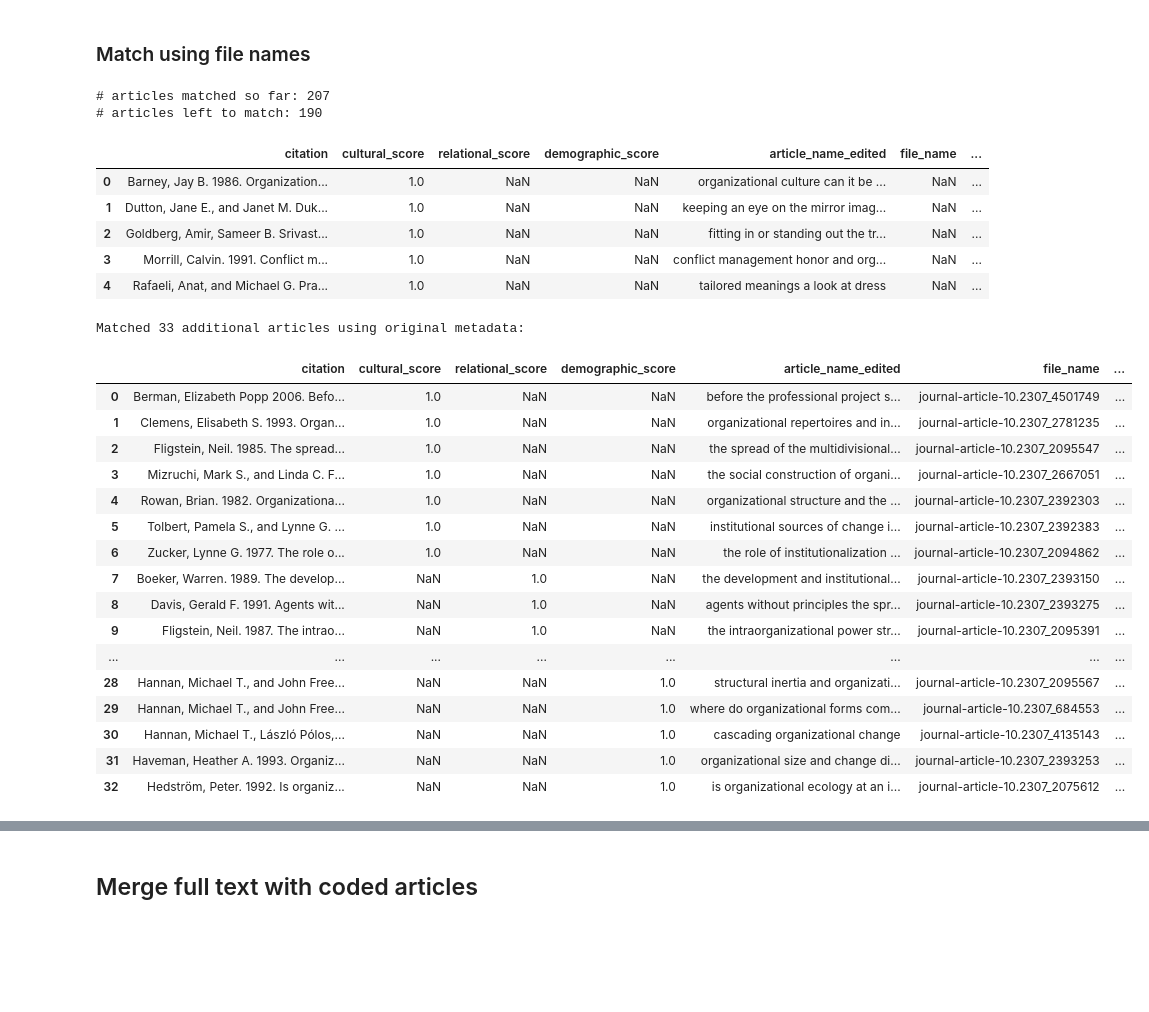
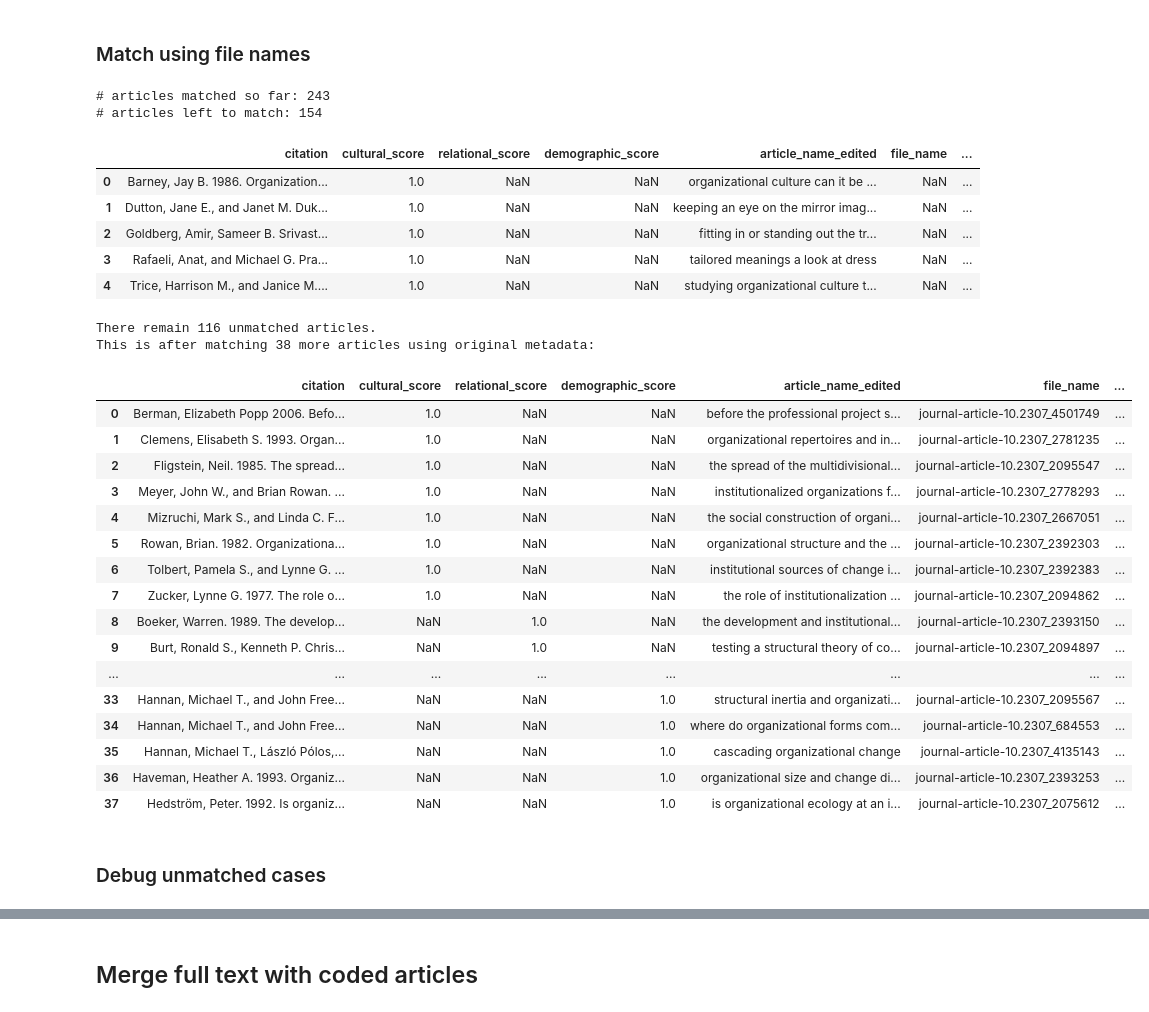
Before and after one commit to h2researchgroup/classification, a Jupyter notebook: preprocess/assemble_coded_articles.ipynb, the cells around one changed output, grey strips where cells are left out. Cells and saved outputs as stored; diff of their text form; code cells hidden in the pictures; blank space fills up the shorter version.

Commit message:
fixed typos in raw data -> 28+22+24 new yes cases

```diff
--- a/preprocess/assemble_coded_articles.ipynb
+++ b/preprocess/assemble_coded_articles.ipynb
@@ -115,6 +118,9 @@ df = pd.merge(df, df_counts, how='left', on='edited_filename') # counts
 # Filter to only full articles: >=1000 words (eliminates 69659 - 65372 = 4287 cases)
 #df = df[df['word_count'] >= 1000]
 
+# Eliminate empty rows
+df = df[df['article_name'].notnull()]
+
 # Show all columns in resulting DF
 print("All columns:\n", list(df))
 print()
@@ -213,8 +219,9 @@ def get_title(citation, is_title = False):
     '''
 
     title_pattern = r'(?<=\d{4}\.).*[\.\?\!].' # regex pattern for getting title
+    citation = citation.strip() # remove trailing white spaces
 
-    if not is_title:
+    if not is_title: # is citation format
         title = str(re.findall( # match to title pattern
             title_pattern, citation))[4:-4] # force to string (b/c weird output), slice to remove brackets and quotes
     else:
@@ -316,62 +332,67 @@ print("# articles left to match:", str(len(uncoded_h2)))
 
 uncoded_h2.head()
 # %% [output]
-# articles matched so far: 207
-# articles left to match: 190
+# articles matched so far: 243
+# articles left to match: 154
 |  | citation | cultural_score | relational_score | demographic_score | article_name_edited | file_name | ... |
 | 0 | Barney, Jay B. 1986. Organization... | 1.0 | NaN | NaN | organizational culture can it be ... | NaN | ... |
 | 1 | Dutton, Jane E., and Janet M. Duk... | 1.0 | NaN | NaN | keeping an eye on the mirror imag... | NaN | ... |
 | 2 | Goldberg, Amir, Sameer B. Srivast... | 1.0 | NaN | NaN | fitting in or standing out the tr... | NaN | ... |
-| 3 | Morrill, Calvin. 1991. Conflict m... | 1.0 | NaN | NaN | conflict management honor and org... | NaN | ... |
-| 4 | Rafaeli, Anat, and Michael G. Pra... | 1.0 | NaN | NaN | tailored meanings a look at dress | NaN | ... |
+| 3 | Rafaeli, Anat, and Michael G. Pra... | 1.0 | NaN | NaN | tailored meanings a look at dress | NaN | ... |
+| 4 | Trice, Harrison M., and Janice M.... | 1.0 | NaN | NaN | studying organizational culture t... | NaN | ... |
 # %%
 # For those not matched in final filtered data, try to match using original metadata
+df_meta = df_meta[df_meta['article_name'].notnull()] # eliminate cases with no name in metadata
 df_meta['article_name_edited'] = df_meta['article_name'].apply(
     lambda title: get_title(title, is_title = True)) # clean title in metadata
 
 # Filter to only those unmatched articles in metadata
 uncoded_meta = uncoded_h2[
     uncoded_h2['article_name_edited'].apply(
         lambda title: title in
         df_meta['article_name_edited'].tolist()) == True] # apply mask
 
-print(f"Matched {str(len(uncoded_meta))} additional articles using original metadata:") # show count of result
-
 # For consistency, remove from uncoded DF those that match with original meta data
 uncoded_h2 = uncoded_h2[
     uncoded_h2['article_name_edited'].apply(
         lambda title: title not in
         df_meta['article_name_edited'].tolist()) == True] # apply mask
+
+print(f"There remain {str(len(uncoded_h2))} unmatched articles.")
+print(f"This is after matching {str(len(uncoded_meta))} more articles using original metadata:") # show count of result
 
 # Drop empty columns, then merge in meta data
 uncoded_meta = uncoded_meta.drop(columns = ['file_name', 'edited_filename', 'article_name',
                                             'jstor_url', 'abstract', 'word_count', 'journal_title',
                                             'given_names', 'primary_subject', 'year', 'type'])
 uncoded_meta = pd.merge(uncoded_meta, df_meta,
                        how = 'left', on = 'article_name_edited') # merge in meta data
 uncoded_meta['file_name'] = uncoded_meta['edited_filename'].apply(lambda name: 'journal-article-' + name)
 uncoded_meta['word_count'] = np.NaN # add empty word count column
 uncoded_meta = uncoded_meta[list(coded_h2)] # align columns with other DF
 
 # look at unmatched cases that are in metadata
 # Should look identical to matched coded cases, makes merging easier
 uncoded_meta
 # %% [output]
-Matched 33 additional articles using original metadata:
+There remain 116 unmatched articles.
+This is after matching 38 more articles using original metadata:
 |  | citation | cultural_score | relational_score | demographic_score | article_name_edited | file_name | ... |
 | 0 | Berman, Elizabeth Popp 2006. Befo... | 1.0 | NaN | NaN | before the professional project s... | journal-article-10.2307_4501749 | ... |
 | 1 | Clemens, Elisabeth S. 1993. Organ... | 1.0 | NaN | NaN | organizational repertoires and in... | journal-article-10.2307_2781235 | ... |
 | 2 | Fligstein, Neil. 1985. The spread... | 1.0 | NaN | NaN | the spread of the multidivisional... | journal-article-10.2307_2095547 | ... |
-| 3 | Mizruchi, Mark S., and Linda C. F... | 1.0 | NaN | NaN | the social construction of organi... | journal-article-10.2307_2667051 | ... |
-| 4 | Rowan, Brian. 1982. Organizationa... | 1.0 | NaN | NaN | organizational structure and the ... | journal-article-10.2307_2392303 | ... |
-| 5 | Tolbert, Pamela S., and Lynne G. ... | 1.0 | NaN | NaN | institutional sources of change i... | journal-article-10.2307_2392383 | ... |
-| 6 | Zucker, Lynne G. 1977. The role o... | 1.0 | NaN | NaN | the role of institutionalization ... | journal-article-10.2307_2094862 | ... |
-| 7 | Boeker, Warren. 1989. The develop... | NaN | 1.0 | NaN | the development and institutional... | journal-article-10.2307_2393150 | ... |
-| 8 | Davis, Gerald F. 1991. Agents wit... | NaN | 1.0 | NaN | agents without principles the spr... | journal-article-10.2307_2393275 | ... |
-| 9 | Fligstein, Neil. 1987. The intrao... | NaN | 1.0 | NaN | the intraorganizational power str... | journal-article-10.2307_2095391 | ... |
+| 3 | Meyer, John W., and Brian Rowan. ... | 1.0 | NaN | NaN | institutionalized organizations f... | journal-article-10.2307_2778293 | ... |
+| 4 | Mizruchi, Mark S., and Linda C. F... | 1.0 | NaN | NaN | the social construction of organi... | journal-article-10.2307_2667051 | ... |
+| 5 | Rowan, Brian. 1982. Organizationa... | 1.0 | NaN | NaN | organizational structure and the ... | journal-article-10.2307_2392303 | ... |
+| 6 | Tolbert, Pamela S., and Lynne G. ... | 1.0 | NaN | NaN | institutional sources of change i... | journal-article-10.2307_2392383 | ... |
+| 7 | Zucker, Lynne G. 1977. The role o... | 1.0 | NaN | NaN | the role of institutionalization ... | journal-article-10.2307_2094862 | ... |
+| 8 | Boeker, Warren. 1989. The develop... | NaN | 1.0 | NaN | the development and institutional... | journal-article-10.2307_2393150 | ... |
+| 9 | Burt, Ronald S., Kenneth P. Chris... | NaN | 1.0 | NaN | testing a structural theory of co... | journal-article-10.2307_2094897 | ... |
 | ... | ... | ... | ... | ... | ... | ... | ... |
-| 28 | Hannan, Michael T., and John Free... | NaN | NaN | 1.0 | structural inertia and organizati... | journal-article-10.2307_2095567 | ... |
-| 29 | Hannan, Michael T., and John Free... | NaN | NaN | 1.0 | where do organizational forms com... | journal-article-10.2307_684553 | ... |
-| 30 | Hannan, Michael T., László Pólos,... | NaN | NaN | 1.0 | cascading organizational change | journal-article-10.2307_4135143 | ... |
-| 31 | Haveman, Heather A. 1993. Organiz... | NaN | NaN | 1.0 | organizational size and change di... | journal-article-10.2307_2393253 | ... |
-| 32 | Hedström, Peter. 1992. Is organiz... | NaN | NaN | 1.0 | is organizational ecology at an i... | journal-article-10.2307_2075612 | ... |
+| 33 | Hannan, Michael T., and John Free... | NaN | NaN | 1.0 | structural inertia and organizati... | journal-article-10.2307_2095567 | ... |
+| 34 | Hannan, Michael T., and John Free... | NaN | NaN | 1.0 | where do organizational forms com... | journal-article-10.2307_684553 | ... |
+| 35 | Hannan, Michael T., László Pólos,... | NaN | NaN | 1.0 | cascading organizational change | journal-article-10.2307_4135143 | ... |
+| 36 | Haveman, Heather A. 1993. Organiz... | NaN | NaN | 1.0 | organizational size and change di... | journal-article-10.2307_2393253 | ... |
+| 37 | Hedström, Peter. 1992. Is organiz... | NaN | NaN | 1.0 | is organizational ecology at an i... | journal-article-10.2307_2075612 | ... |
+# %% [markdown]
+### Debug unmatched cases
```
Also changed, not shown: parts of 12 cells of this notebook.
